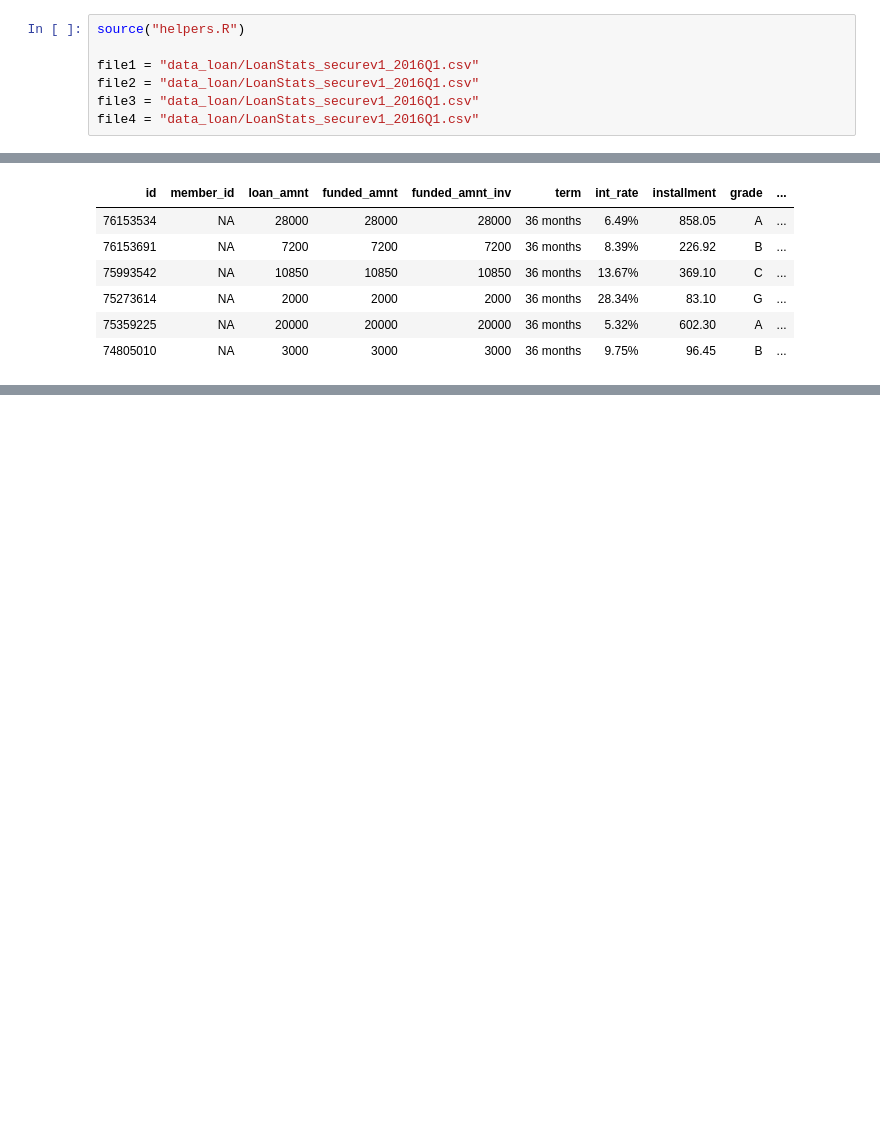
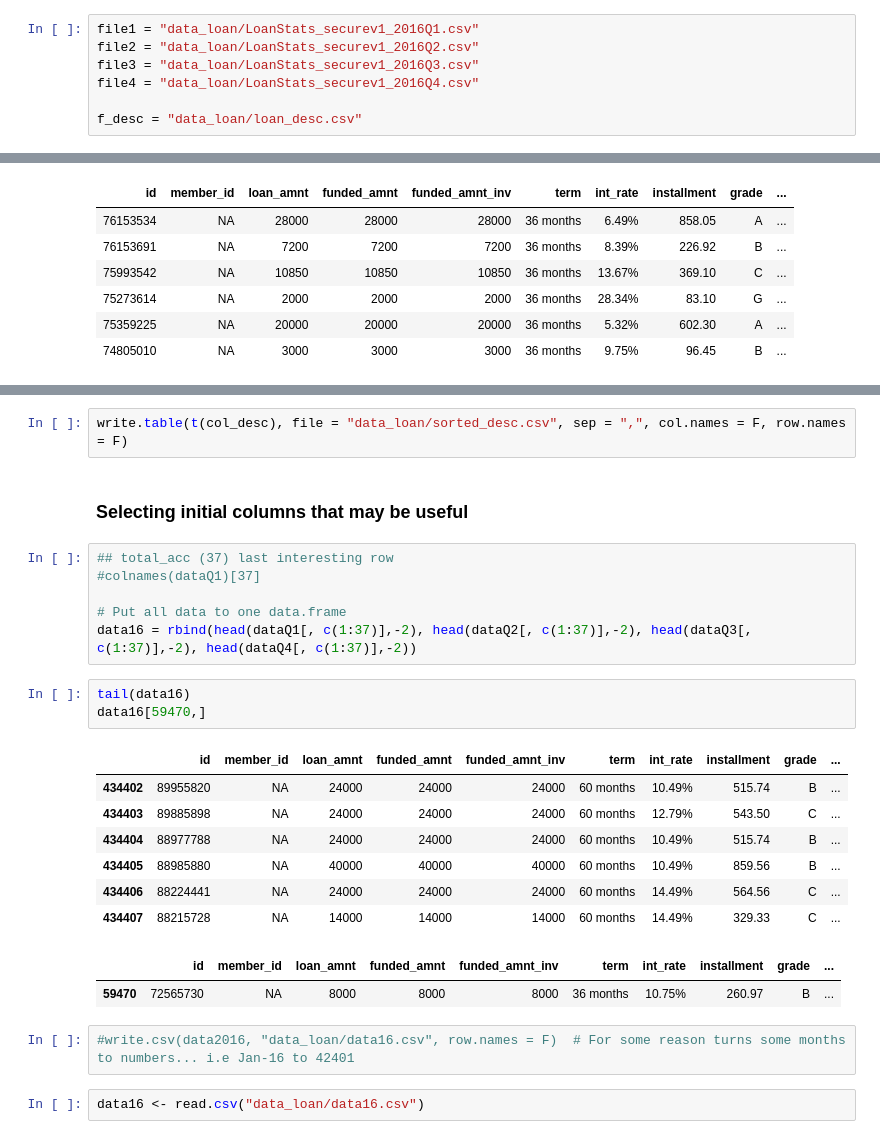
Before and after one commit to markus93/DM-Loan-Project, a Jupyter notebook: DM_Project_Predicting.ipynb, the cells around one changed output, grey strips where cells are left out. Cells and saved outputs as stored; diff of their text form; blank space fills up the shorter version.

```diff
--- a/DM_Project_Predicting.ipynb
+++ b/DM_Project_Predicting.ipynb
@@ -4,9 +4,9 @@ Markus Kängsepp
 # %% [markdown]
 ## Merge all data from year 2016
 # %%
-source("helpers.R")
+file1 = "data_loan/LoanStats_securev1_2016Q1.csv"
+file2 = "data_loan/LoanStats_securev1_2016Q2.csv"
+file3 = "data_loan/LoanStats_securev1_2016Q3.csv"
+file4 = "data_loan/LoanStats_securev1_2016Q4.csv"
 
-file1 = "data_loan/LoanStats_securev1_2016Q1.csv"
-file2 = "data_loan/LoanStats_securev1_2016Q1.csv"
-file3 = "data_loan/LoanStats_securev1_2016Q1.csv"
-file4 = "data_loan/LoanStats_securev1_2016Q1.csv"
+f_desc = "data_loan/loan_desc.csv"
@@ -27,0 +51,27 @@ head(dataQ1)
+# %%
+write.table(t(col_desc), file = "data_loan/sorted_desc.csv", sep = ",", col.names = F, row.names = F)
+# %% [markdown]
+### Selecting initial columns that may be useful
+# %%
+## total_acc (37) last interesting row
+#colnames(dataQ1)[37]
+
+# Put all data to one data.frame
+data16 = rbind(head(dataQ1[, c(1:37)],-2), head(dataQ2[, c(1:37)],-2), head(dataQ3[, c(1:37)],-2), head(dataQ4[, c(1:37)],-2))
+# %%
+tail(data16)
+data16[59470,]
+# %% [output]
+|  | id | member_id | loan_amnt | funded_amnt | funded_amnt_inv | term | int_rate | installment | grade | ... |
+| 434402 | 89955820 | NA | 24000 | 24000 | 24000 | 60 months | 10.49% | 515.74 | B | ... |
+| 434403 | 89885898 | NA | 24000 | 24000 | 24000 | 60 months | 12.79% | 543.50 | C | ... |
+| 434404 | 88977788 | NA | 24000 | 24000 | 24000 | 60 months | 10.49% | 515.74 | B | ... |
+| 434405 | 88985880 | NA | 40000 | 40000 | 40000 | 60 months | 10.49% | 859.56 | B | ... |
+| 434406 | 88224441 | NA | 24000 | 24000 | 24000 | 60 months | 14.49% | 564.56 | C | ... |
+| 434407 | 88215728 | NA | 14000 | 14000 | 14000 | 60 months | 14.49% | 329.33 | C | ... |
+|  | id | member_id | loan_amnt | funded_amnt | funded_amnt_inv | term | int_rate | installment | grade | ... |
+| 59470 | 72565730 | NA | 8000 | 8000 | 8000 | 36 months | 10.75% | 260.97 | B | ... |
+# %%
+#write.csv(data2016, "data_loan/data16.csv", row.names = F)  # For some reason turns some months to numbers... i.e Jan-16 to 42401
+# %%
+data16 <- read.csv("data_loan/data16.csv")
```
Also changed, not shown: parts of 60 cells of this notebook, 1 other file.
